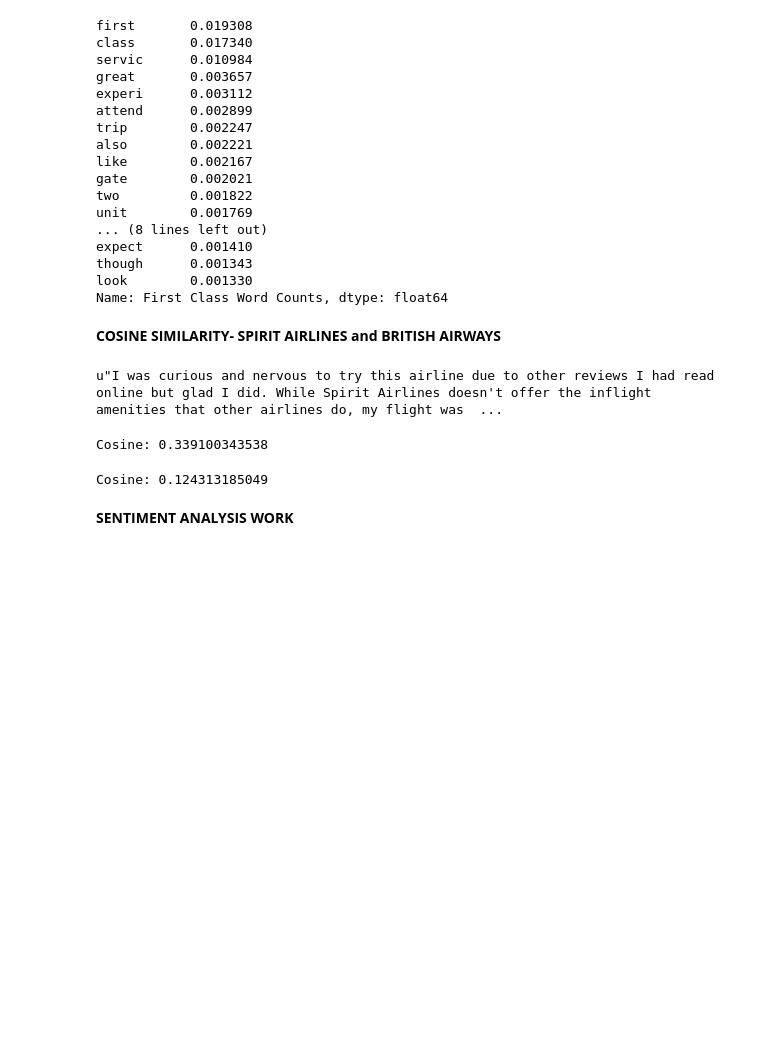
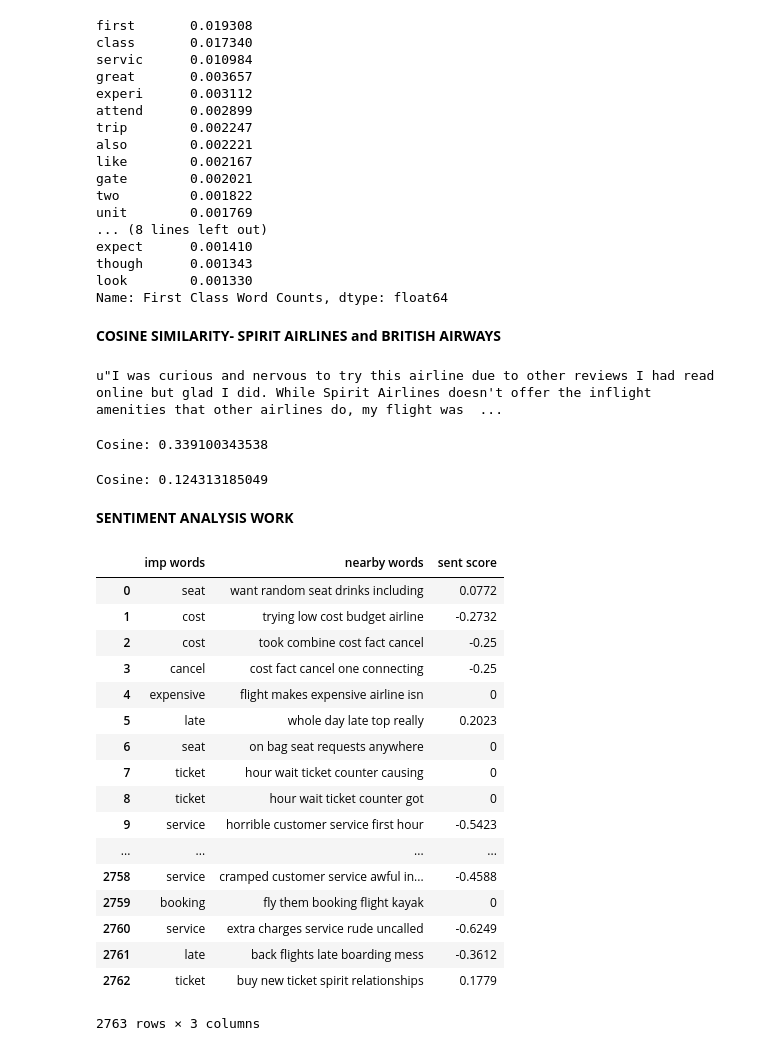
Before and after one commit to brettscroggins/Text-Project, a Jupyter notebook: Airline Project.ipynb, the cells around one changed output. Drawn from its saved outputs; the diff is of its cells as text; code cells hidden in the pictures; blank space fills up the shorter version.

```diff
--- a/Airline Project.ipynb
+++ b/Airline Project.ipynb
@@ -492,4 +494,13 @@ attr_dict = {'delayed':'scheduling','on time':'scheduling','late':'scheduling','
 list_imp_words=attr_dict.keys()
 for word in ['scheduling','service','booking','price','comfort','entertainment']:
     list_imp_words.append(word)
+# %%
+def drop_nums(df):
+    """
+    drops numbers from the content clean row
+    returns a dataframe
+    """
+    for i in range(0,len(df.content_clean.values)):
+        df.content_clean.values[i]=re.sub(r'\d+', '', df.content_clean.values[i])
+    return df
 # %%
@@ -513,5 +519,10 @@ def build_review_list(airline_df):
 # %%
 def sentiment_of_nearby_words(list_of_review_words,list_imp_words):
+    """
+    builds a dataframe based off words from a dictionary of
+    the two words that proceeds the key word and the two follow words
+    returns the key word and nearby words
+    """
     word_sentiments=pd.DataFrame(columns=['imp words','nearby words', 'sent score'])
     nearby_words=[]
     df_words=[]
@@ -546,6 +557,10 @@ def sentiment_of_nearby_words(list_of_review_words,list_imp_words):
 # %%
 sid = SentimentIntensityAnalyzer()
 def sent_int_analyze(nearby_words_df):
+    '''
+    takes in a string of words
+    returns the sentiment using the vader analyzer
+    '''
     for i in range(len(nearby_words_df)):
 
         temp_line = nearby_words_df['nearby words'][i]
@@ -585 +611,22 @@ def super_sentiment_function(individual_airline_df):
+# %%
+sent_int_analyze(sentiment_of_nearby_words(regex_clean_words(drop_nums(df_spirit)),list_imp_words))
+# %% [output]
+|  | imp words | nearby words | sent score |
+| 0 | seat | want random seat drinks including | 0.0772 |
+| 1 | cost | trying low cost budget airline | -0.2732 |
+| 2 | cost | took combine cost fact cancel | -0.25 |
+| 3 | cancel | cost fact cancel one connecting | -0.25 |
+| 4 | expensive | flight makes expensive airline isn | 0 |
+| 5 | late | whole day late top really | 0.2023 |
+| 6 | seat | on bag seat requests anywhere | 0 |
+| 7 | ticket | hour wait ticket counter causing | 0 |
+| 8 | ticket | hour wait ticket counter got | 0 |
+| 9 | service | horrible customer service first hour | -0.5423 |
+| ... | ... | ... | ... |
+| 2758 | service | cramped customer service awful in... | -0.4588 |
+| 2759 | booking | fly them booking flight kayak | 0 |
+| 2760 | service | extra charges service rude uncalled | -0.6249 |
+| 2761 | late | back flights late boarding mess | -0.3612 |
+| 2762 | ticket | buy new ticket spirit relationships | 0.1779 |
+2763 rows × 3 columns
 # %%
```
Also changed, not shown: parts of 11 cells of this notebook.
